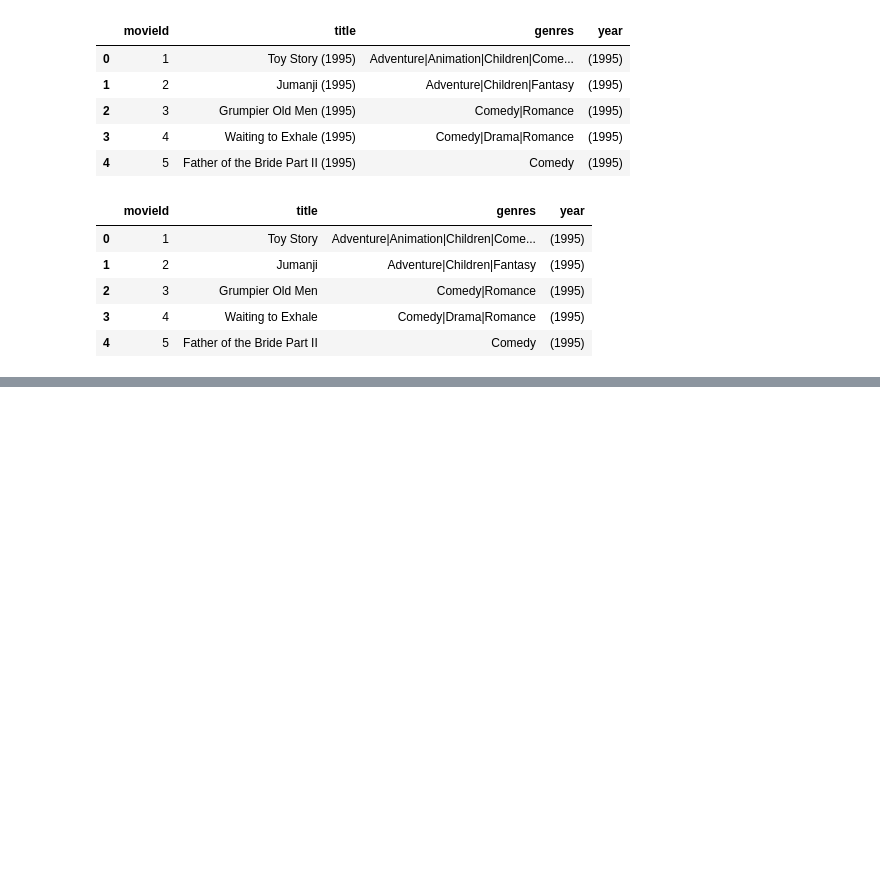
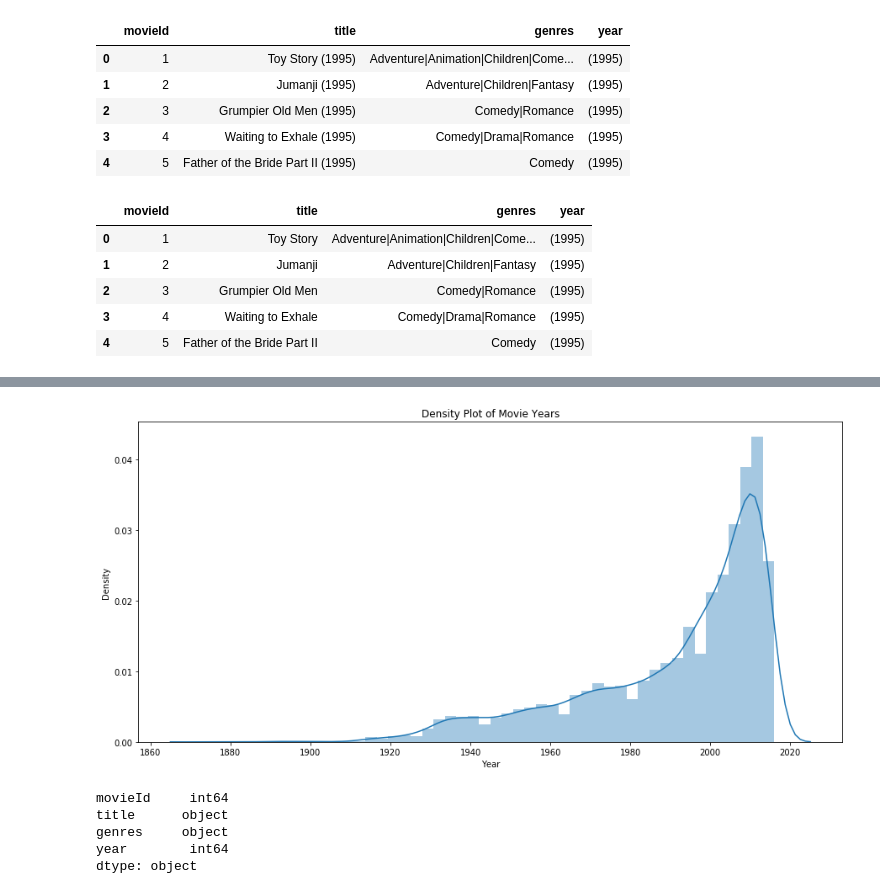
Before and after one commit to HarshitDawar55/Machine_And_Deep_Learning, a Jupyter notebook: Projects/Machine_Learning_Projects/Content_Based_Recommendation_System/Content_Based_Recommendation_System.ipynb, the cells around one changed output, grey strips where cells are left out. Drawn from its saved outputs; the diff is of its cells as text; code cells hidden in the pictures; blank space fills up the shorter version.

```diff
--- a/Projects/Machine_Learning_Projects/Content_Based_Recommendation_System/Content_Based_Recommendation_System.ipynb
+++ b/Projects/Machine_Learning_Projects/Content_Based_Recommendation_System/Content_Based_Recommendation_System.ipynb
@@ -107,0 +116,3 @@ movies.head()
+# %%
+## Striping the Title Column!
+movies.title = movies.title.apply(lambda x: x.strip())
@@ -107,0 +128,3 @@ movies.head()
+# %%
+## Converting Genres column into a list of Genres
+movies.genres = movies.genres.str.split("|")
@@ -107,0 +154,3 @@ movies.head()
+# %%
+# Filling Null Values with 0
+movies.year.fillna(0, inplace = True)
@@ -107,0 +191,10 @@ movies.head()
+# %%
+## Plotting a Density Plot of Years
+plt.figure(figsize = (15, 7))
+sns.distplot(movies.year[movies.year.notnull()])
+plt.xlabel("Year")
+plt.ylabel("Density")
+plt.title("Density Plot of Movie Years")
+plt.show()
+# %% [output]
+[figure, added]
@@ -107,0 +204,8 @@ movies.head()
+# %%
+movies.dtypes
+# %% [output]
+movieId     int64
+title      object
+genres     object
+year        int64
+dtype: object
```
Also changed, not shown: parts of 15 cells of this notebook.
